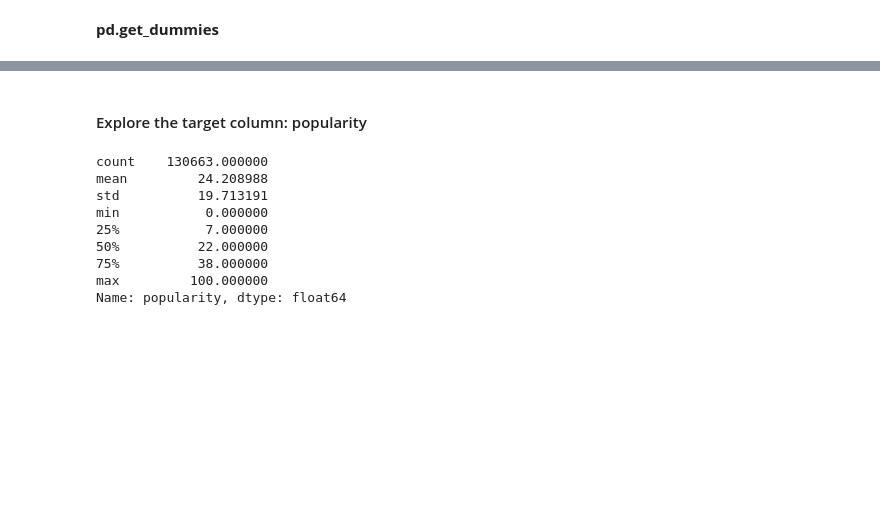
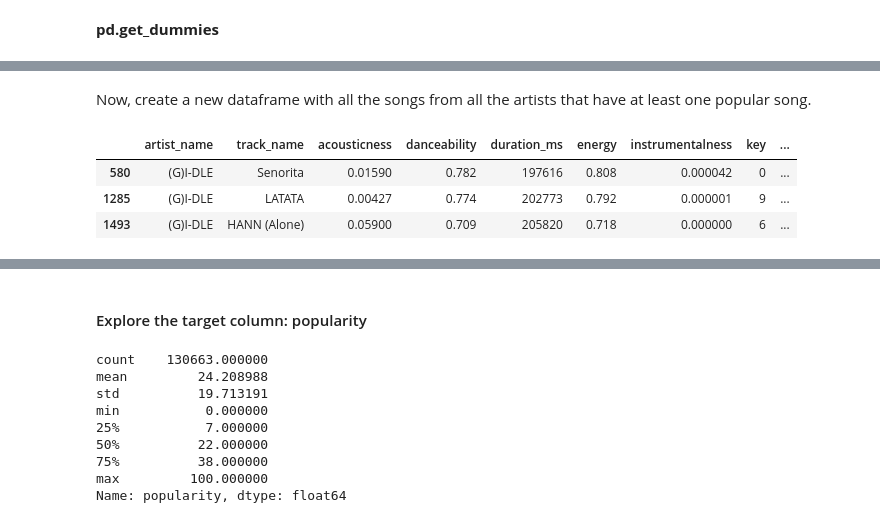
Before and after one commit to twillstw/Springboard-Projects, a Jupyter notebook: Scratchpad.ipynb, the cells around one changed output, grey strips where cells are left out. Saved outputs shown, nothing was run; the diff lists cells and outputs as text; code cells hidden in the pictures; blank space fills up the shorter version.

```diff
--- a/Scratchpad.ipynb
+++ b/Scratchpad.ipynb
@@ -123,0 +174,15 @@ list(encoded.columns)[10:30]
+# %% [markdown]
+Now, create a new dataframe with all the songs from all the artists that have at least one popular song.
+# %%
+x = list(pop_artists.index)
+
+pop_full_catalog = pd.DataFrame()
+for name in x:
+    pop_full_catalog = pop_full_catalog.append(so[so['artist_name'] == name])
+
+pop_full_catalog.head(3)
+# %% [output]
+|  | artist_name | track_name | acousticness | danceability | duration_ms | energy | instrumentalness | key | ... |
+| 580 | (G)I-DLE | Senorita | 0.01590 | 0.782 | 197616 | 0.808 | 0.000042 | 0 | ... |
+| 1285 | (G)I-DLE | LATATA | 0.00427 | 0.774 | 202773 | 0.792 | 0.000001 | 9 | ... |
+| 1493 | (G)I-DLE | HANN (Alone) | 0.05900 | 0.709 | 205820 | 0.718 | 0.000000 | 6 | ... |
```
Also changed, not shown: parts of 18 cells of this notebook.
